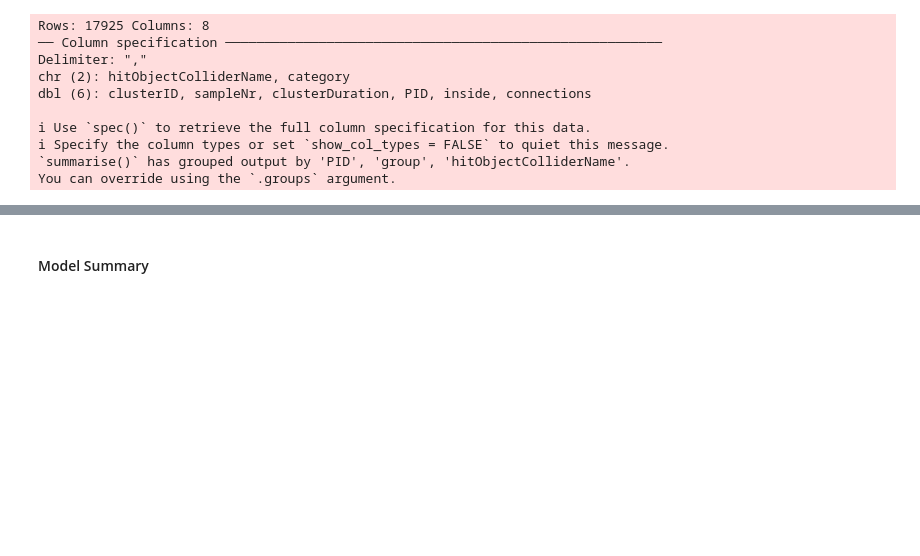
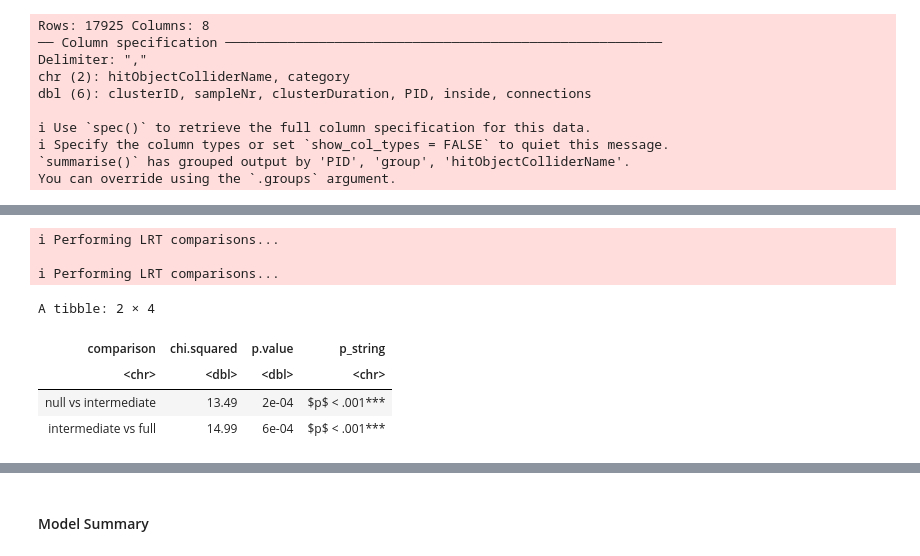
Before and after one commit to SanD94/VReGTrET, a Jupyter notebook: GraphTheory_ET_VR_Westbrueck/Analysis/raw_gaze_analysis/notebooks/results/results_scotoma.ipynb, the cells around one changed output, grey strips where cells are left out. Drawn from its saved outputs; the diff is of its cells as text; code cells hidden in the pictures; blank space fills up the shorter version.

```diff
--- a/GraphTheory_ET_VR_Westbrueck/Analysis/raw_gaze_analysis/notebooks/results/results_scotoma.ipynb
+++ b/GraphTheory_ET_VR_Westbrueck/Analysis/raw_gaze_analysis/notebooks/results/results_scotoma.ipynb
@@ -243,0 +109,15 @@ Results are averaged over the levels of: group
+# %%
+lrt_dwell_models <- compare_models(models)
+lrt_node_models <- compare_models(node_models)
+# %% [output]
+ℹ Performing LRT comparisons...
+
+ℹ Performing LRT comparisons...
+# %%
+lrt_dwell_models %>% tidy()
+# %% [output]
+A tibble: 2 × 4
+| comparison | chi.squared | p.value | p_string |
+| <chr> | <dbl> | <dbl> | <chr> |
+| null vs intermediate | 13.49 | 2e-04 | $p$ < .001*** |
+| intermediate vs full | 14.99 | 6e-04 | $p$ < .001*** |
```
Also changed, not shown: parts of 37 cells of this notebook.
